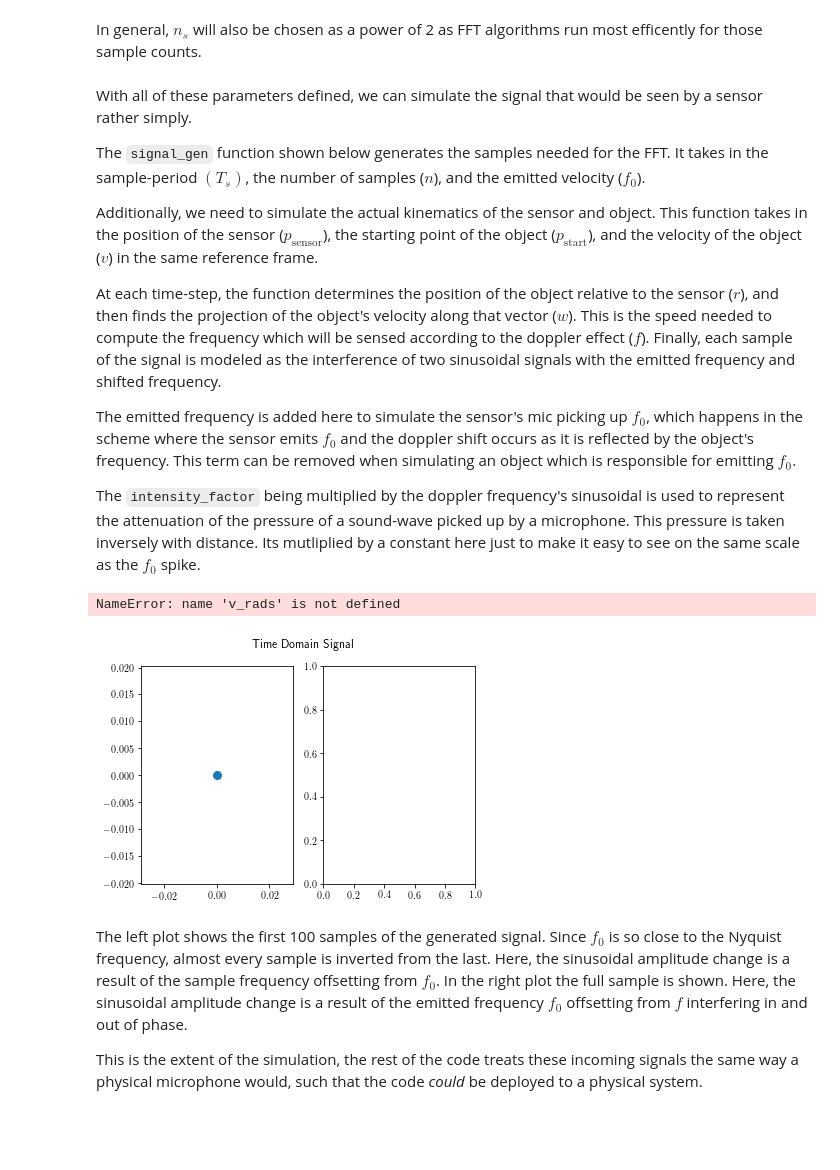
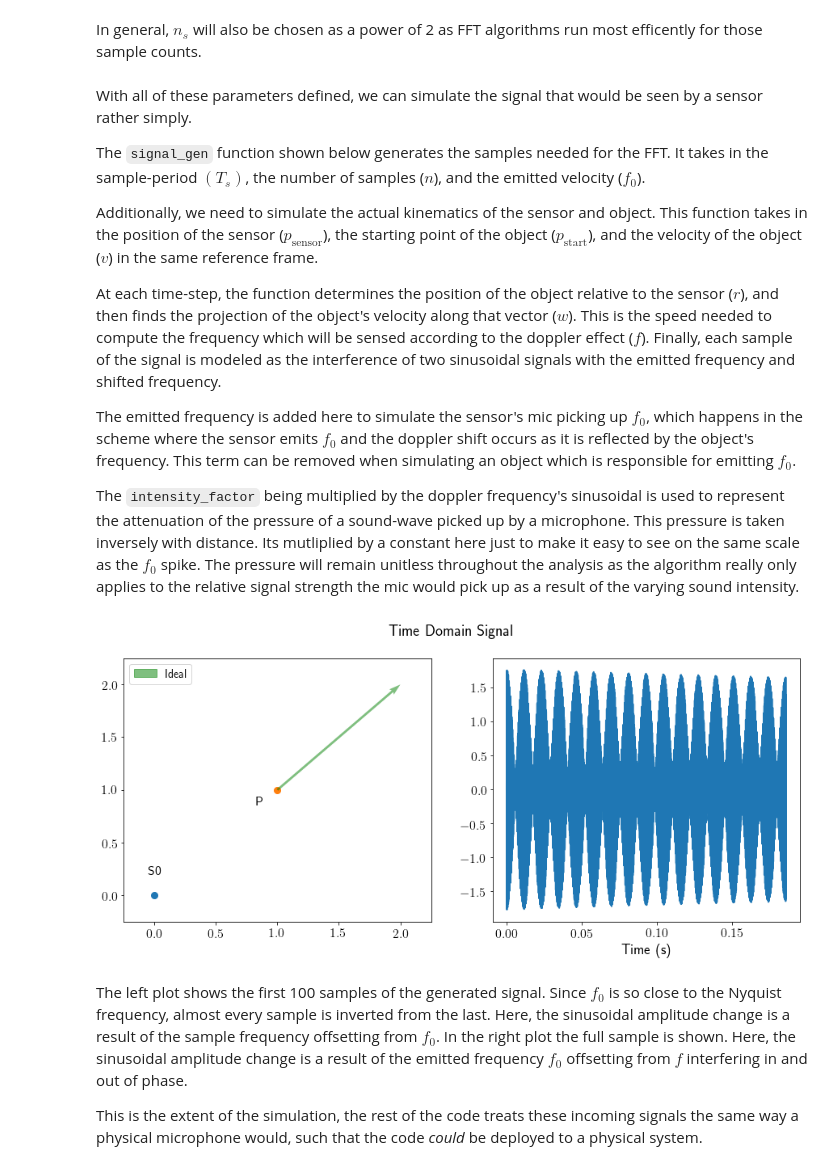
Before and after one commit to EdWard680/pi_echo, a Jupyter notebook: simulation/notebook/Report.ipynb, the cells around one changed output. Cells and saved outputs as stored; diff of their text form; code cells hidden in the pictures; blank space fills up the shorter version.

```diff
--- a/simulation/notebook/Report.ipynb
+++ b/simulation/notebook/Report.ipynb
@@ -143,7 +161,7 @@ At each time-step, the function determines the position of the object relative t
 
 The emitted frequency is added here to simulate the sensor's mic picking up $f_0$, which happens in the scheme where the sensor emits $f_0$ and the doppler shift occurs as it is reflected by the object's frequency. This term can be removed when simulating an object which is responsible for emitting $f_0$.
 
-The `intensity_factor` being multiplied by the doppler frequency's sinusoidal is used to represent the attenuation of the pressure of a sound-wave picked up by a microphone. This pressure is taken inversely with distance. Its mutliplied by a constant here just to make it easy to see on the same scale as the $f_0$ spike.
+The `intensity_factor` being multiplied by the doppler frequency's sinusoidal is used to represent the attenuation of the pressure of a sound-wave picked up by a microphone. This pressure is taken inversely with distance. Its mutliplied by a constant here just to make it easy to see on the same scale as the $f_0$ spike. The pressure will remain unitless throughout the analysis as the algorithm really only applies to the relative signal strength the mic would pick up as a result of the varying sound intensity.
 # %%
 ''' Generates the signal received by a sensor at 'sensor' and a target object
     at 'start' moving at a 'velocity' due to the doppler effect of the
@@ -152,7 +170,7 @@ The `intensity_factor` being multiplied by the doppler frequency's sinusoidal is
 def signal_gen(T_s, n, p_sensor, p_start, v, f0):
     t = 0
     for i in range(n):
-        r = p_sensor - p_start + v*t
+        r = p_start - p_sensor + v*t
 
         # Used to scale the shifted frequency inversely with distance
         intensity_factor = 1/la.norm(r)*1.1
@@ -165,37 +183,36 @@ def signal_gen(T_s, n, p_sensor, p_start, v, f0):
 f0 = 21000
 f_s = 44100
 T_s = sample_period(f_s)
-n = 4096
+n = 8192
 p0 = np.array([0, 0])
 p = np.array([1, 1])
 v = np.array([1, 1])
 
 signal = list(
     signal_gen(
         T_s
-        , 4096
+        , n
         , p0
         , p
         , v
         , f0
     )
 )
 
 times = [i*T_s for i in range(len(signal))]
 
 setup, far = side_by_side("Time Domain Signal")
 
 plot_layout(setup, [p0], p=p, v=v)
 
 simple_plot(
     far
     , signal
     , times
     , xlabel="Time (s)"
 )
 # %% [output]
-NameError: name 'v_rads' is not defined
-[figure, old version]
+[figure, new version]
 # %% [markdown]
 The left plot shows the first 100 samples of the generated signal. Since $f_0$ is so close to the Nyquist frequency, almost every sample is inverted from the last. Here, the sinusoidal amplitude change is a result of the sample frequency offsetting from $f_0$. In the right plot the full sample is shown. Here, the sinusoidal amplitude change is a result of the emitted frequency $f_0$ offsetting from $f$ interfering in and out of phase.
 
```
Also changed, not shown: parts of 15 cells of this notebook.
